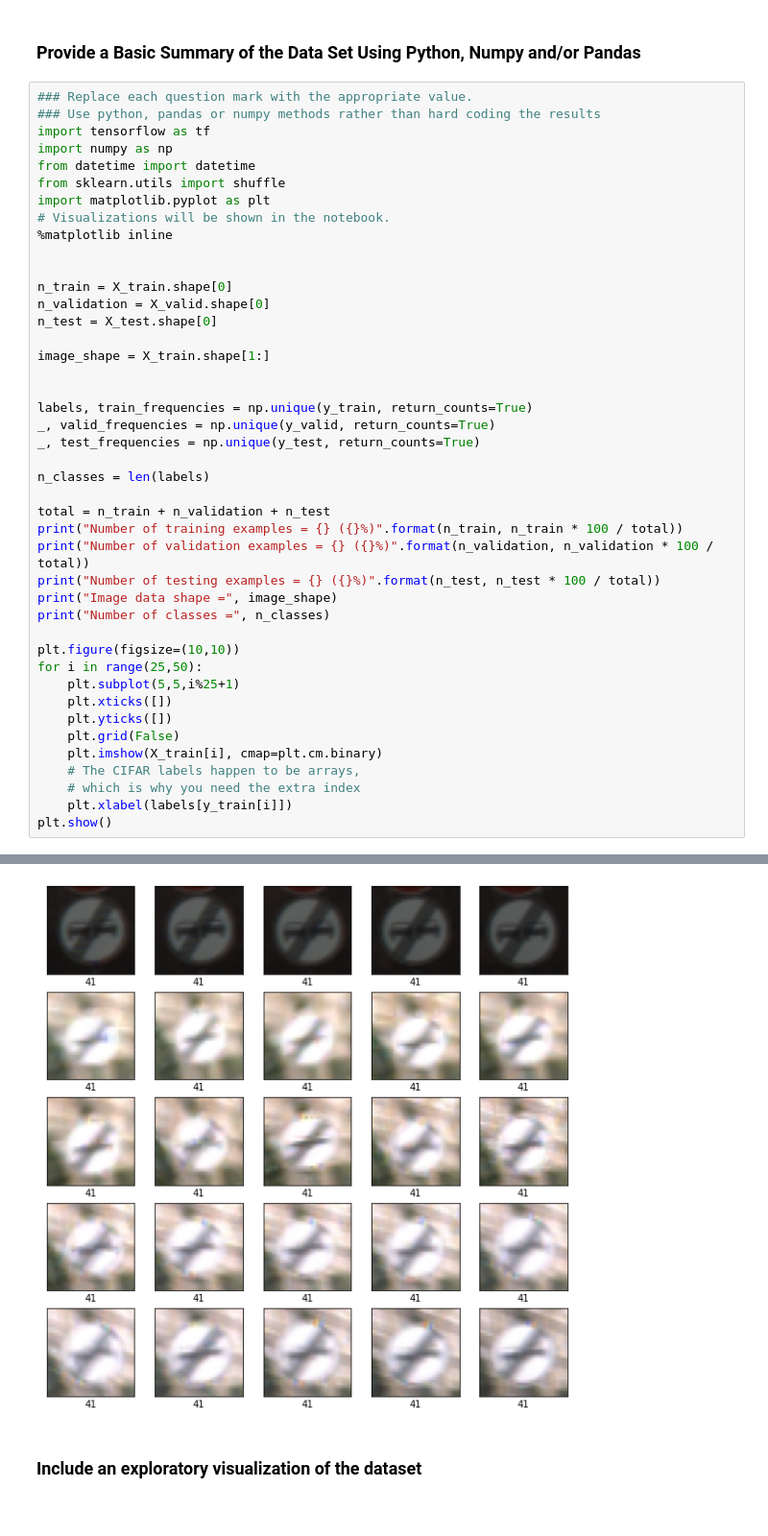
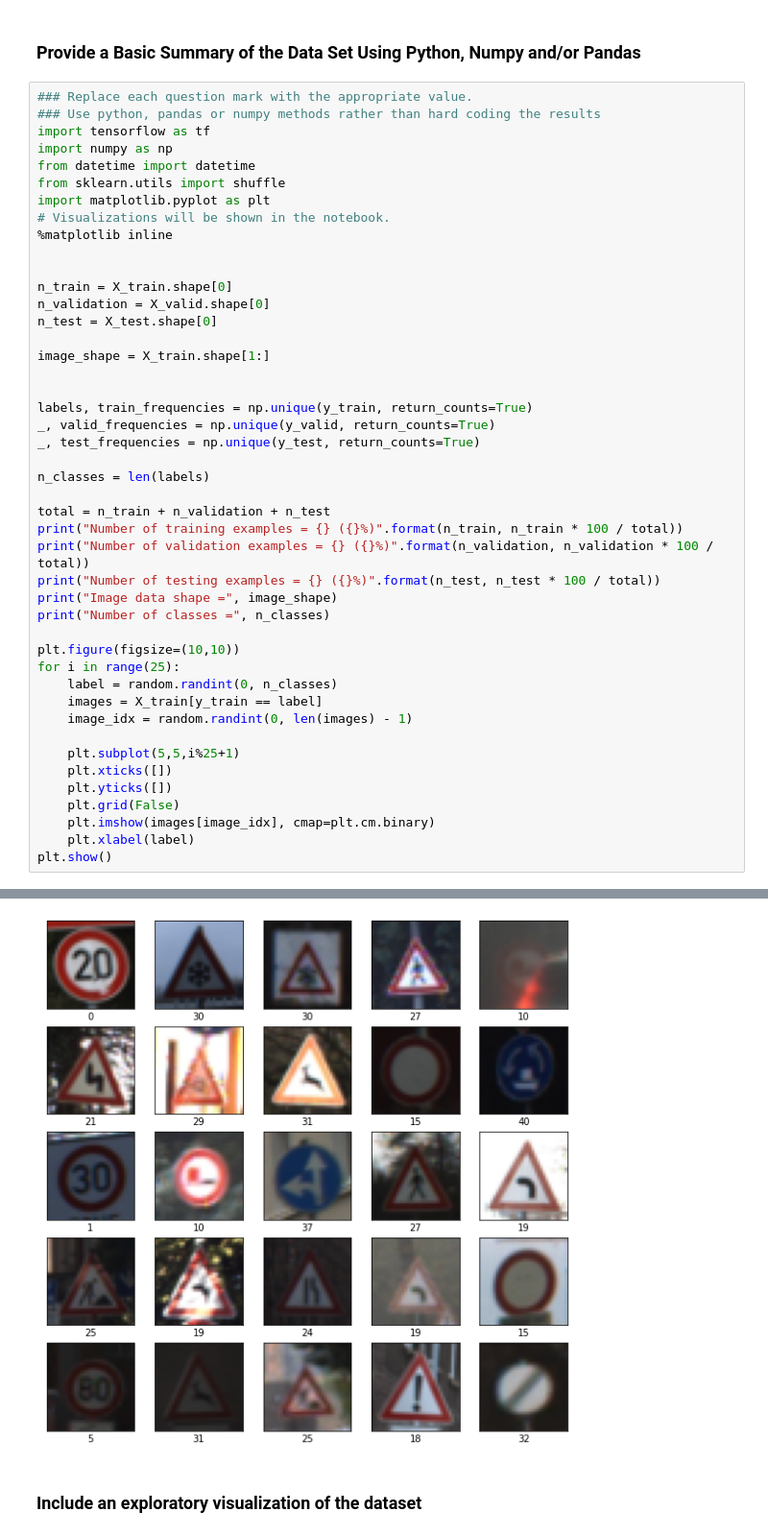
Before and after one commit to ai-tribunsky/self-driving-nanodegree, a Jupyter notebook: Traffic Sign Classifier/Traffic_Sign_Classifier.ipynb, the cells around one changed output, grey strips where cells are left out. Shown at 96% size. Cells and saved outputs as stored; diff of their text form.

```diff
--- a/Traffic Sign Classifier/Traffic_Sign_Classifier.ipynb
+++ b/Traffic Sign Classifier/Traffic_Sign_Classifier.ipynb
@@ -69,39 +69,41 @@ n_validation = X_valid.shape[0]
 n_test = X_test.shape[0]
 
 image_shape = X_train.shape[1:]
 
 
 labels, train_frequencies = np.unique(y_train, return_counts=True)
 _, valid_frequencies = np.unique(y_valid, return_counts=True)
 _, test_frequencies = np.unique(y_test, return_counts=True)
 
 n_classes = len(labels)
 
 total = n_train + n_validation + n_test
 print("Number of training examples = {} ({}%)".format(n_train, n_train * 100 / total))
 print("Number of validation examples = {} ({}%)".format(n_validation, n_validation * 100 / total))
 print("Number of testing examples = {} ({}%)".format(n_test, n_test * 100 / total))
 print("Image data shape =", image_shape)
 print("Number of classes =", n_classes)
 
 plt.figure(figsize=(10,10))
-for i in range(25,50):
+for i in range(25):
+    label = random.randint(0, n_classes)
+    images = X_train[y_train == label]
+    image_idx = random.randint(0, len(images) - 1)
+
     plt.subplot(5,5,i%25+1)
     plt.xticks([])
     plt.yticks([])
     plt.grid(False)
-    plt.imshow(X_train[i], cmap=plt.cm.binary)
-    # The CIFAR labels happen to be arrays,
-    # which is why you need the extra index
-    plt.xlabel(labels[y_train[i]])
+    plt.imshow(images[image_idx], cmap=plt.cm.binary)
+    plt.xlabel(label)
 plt.show()
 # %% [output]
 Number of training examples = 34799 (67.12899554389553%)
 Number of validation examples = 4410 (8.507108547618587%)
 Number of testing examples = 12630 (24.36389590848589%)
 Image data shape = (32, 32, 3)
 Number of classes = 43
-[figure, old version]
+[figure, new version]
 # %% [markdown]
 ### Include an exploratory visualization of the dataset
 # %% [markdown]
```
Also changed, not shown: parts of 2 cells of this notebook, 17 other files.
